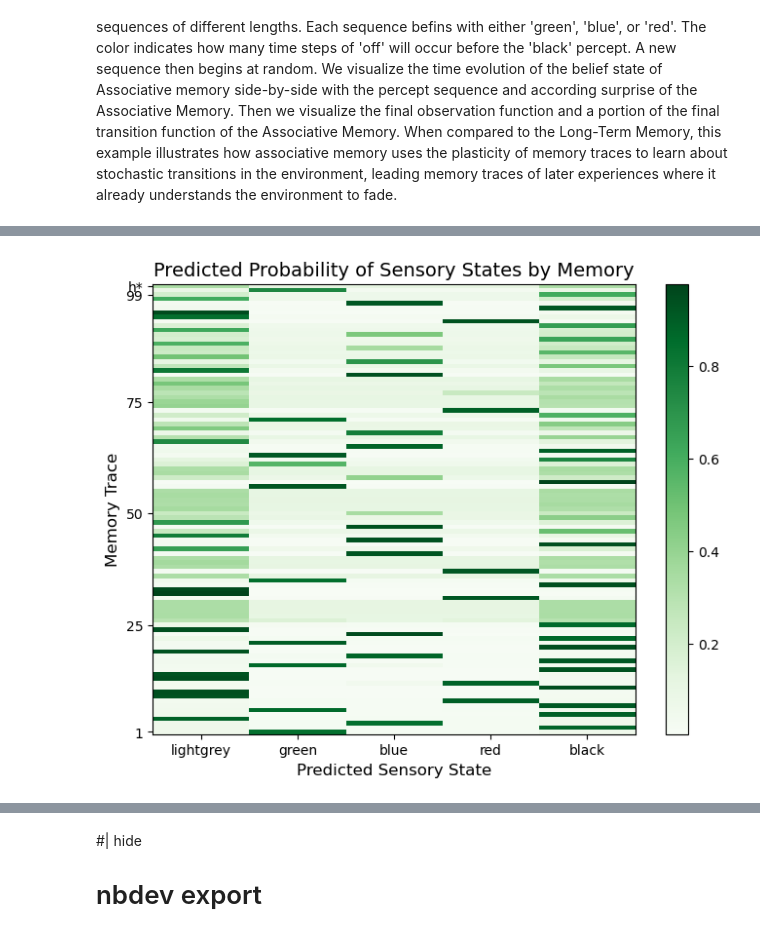
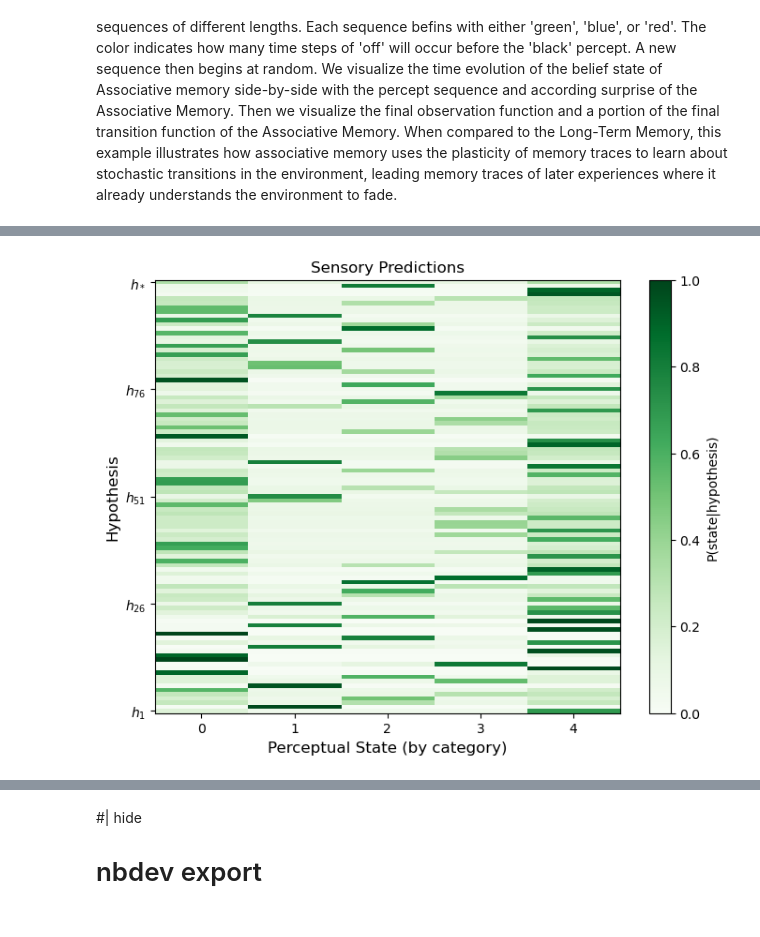
Before and after one commit to AntiPhoton47/projective_simulation, a Jupyter notebook: nbs/lib_nbs/ECMs/03_state_estimators.ipynb, the cells around one changed output, grey strips where cells are left out. Drawn from its saved outputs; the diff is of its cells as text; code cells hidden in the pictures.

```diff
--- a/nbs/lib_nbs/ECMs/03_state_estimators.ipynb
+++ b/nbs/lib_nbs/ECMs/03_state_estimators.ipynb
@@ -797,7 +809,7 @@ class Long_Term_Memory(Short_Term_Memory):
         sensory_predictions: NDArray[np.float_] = None,     #Optional sensory-to-memory weight matrix.
         belief_prior: NDArray[np.float_] = None,            #Optional 1d array of prior expectations on memories.
         transition_predictions: NDArray[np.float_] = None,  #Optional memory transition matrix.
-        timer: int = 0,                                 # Starting memory time index.
+        next_trace: int = 0,                                 # Starting memory time index. 0 indicates no memories encoded.
         data_record: list[str] = [],                    #List of variable names to record each time step. Accepts "all".
         record_until: int = -1,                         #Number of steps to prepare for data recording. Negative disables recording.
         fading_rate_method:str = "sigmoid",             #Method for computing fading rates ("sigmoid" or "surprise_advantage").
@@ -816,7 +828,7 @@ class Long_Term_Memory(Short_Term_Memory):
             sensory_predictions=sensory_predictions,
             belief_prior=belief_prior,
             transition_predictions=transition_predictions,
-            timer=timer,
+            next_trace=next_trace,
             data_record=data_record,
             record_until=record_until,
             capacity_overflow_method=capacity_overflow_method,
@@ -865,14 +877,8 @@ class Long_Term_Memory(Short_Term_Memory):
         """
         super().encode_memory(percept)
         if not self.effective_capacity == self.memory_capacity or not self.capacity_overflow_method == "stop encoding":
-            self.memory_fade[self.timer, :] = self.get_fading_rates()
+            self.memory_fade[self.next_trace, :] = self.get_fading_rates()
 
-    def capacity_reached(self):
-        """
-        Handle encoding of last memory hypothesis when memory capacity is reached.
-        """
-        super().capacity_reached()
-        self.memory_fade[self.timer, :] = self.get_fading_rates()
 
     def get_fading_rates(self):
         """
@@ -964,7 +970,8 @@ test_ltm = Long_Term_Memory(category_sizes = category_sizes,
                             sensory_predictions = sensory_predictions,
                             fading_rate = fading_rate,
                             consolidation_rate = consolidation_rate,
-                            surprise_factor = surprise_factor
+                            surprise_factor = surprise_factor,
+                            capacity_overflow_method="decay_based"
                            )
 
 #prepare simulation
@@ -1019,7 +1022,7 @@ class Associative_Memory(Long_Term_Memory):
         sensory_predictions: NDArray[np.float_] = None,     #Optional sensory-to-memory weight matrix.
         belief_prior: NDArray[np.float_] = None,            #Optional 1d array of prior expectations on memories.
         transition_predictions: NDArray[np.float_] = None,  #Optional memory transition matrix.
-        timer: int = 0,                                     #Starting memory time index.
+        next_trace: int = 0,                                     #Starting memory time index. 0 indicated no memories encoded
         data_record: list[str] = [],                        #List of variable names to record each time step. Accepts "all".
         record_until: int = -1,                             #Number of steps to prepare for data recording. Negative disables recording.
         fading_rate_method: str = "sigmoid",                #Method for computing fading rates ("sigmoid" or "surprise_advantage").
@@ -1049,7 +1052,7 @@ class Associative_Memory(Long_Term_Memory):
             consolidation_rate=consolidation_rate,
             belief_prior=belief_prior,
             transition_predictions=transition_predictions,
-            timer=timer,
+            next_trace=next_trace,
             data_record=data_record,
             record_until=record_until,
             fading_rate_method=fading_rate_method,
@@ -1089,7 +1092,7 @@ class Associative_Memory(Long_Term_Memory):
         Re-encode memory traces by mixing old encoding with new encoding according to reactivation strength.
         """
         categorical_encoding = self.get_one_hot_percept(self.percept).astype(float)
-        for i in range(self.timer):
+        for i in range(self.effective_capacity):
             reencoding_strength = self.reencoding_rate * self.belief_posterior[i]
             reencoded_memory = reencoding_strength * categorical_encoding + (1 - reencoding_strength) * self.sensory_predictions[i, :]
             self.sensory_predictions[i, :] = reencoded_memory
@@ -1151,12 +1154,12 @@ alternating_cycles = POMDP(percepts = percepts,
 #set up memory filter
 category_sizes = [5]
 memory_capacity = 100
-memory_bias = 0.0001
-fading_rate = 0.001
+memory_bias = 0.00001
+fading_rate = 0.004
 consolidation_rate = 0.2
-surprise_factor = 0.95
+surprise_factor = 0.97
 reencoding_rate = 0.05
-reassociation_rate = 0.25
+reassociation_rate = 0.15
 
 #give schematic hypothesis and unencoded memories default sensory predictions equal to stationary expectation
 sensory_predictions = np.tile([3/9,1/9,1/9,1/9, 3/9], (memory_capacity + 1, 1))
@@ -1169,11 +1172,12 @@ test_am = Associative_Memory(category_sizes = category_sizes,
                           consolidation_rate = consolidation_rate,
                           reencoding_rate = reencoding_rate,
                           surprise_factor = surprise_factor,
-                          reassociation_rate = reassociation_rate
+                          reassociation_rate = reassociation_rate,
+                          capacity_overflow_method="decay_based"
                          )
 
 #prepare simulation
-T = 200 #total time to run simulation
+T = 1000 #total time to run simulation
 observed_percepts = ["None"] * T #data structure for storing observations
 test_am.prepare_data_storage(data_record = ["all"], record_until = T)
 
@@ -1192,15 +1196,7 @@ memory_filter_performance(memory_data=test_am.data_dic,
 # %%
 #Plot sensory predictions. Note that the oldest memories tend to be "sharper" then middle-age memories.
-plot_heatmap(test_am.sensory_predictions,
-             title = "Predicted Probability of Sensory States by Memory",
-             xlabel = "Predicted Sensory State",
-             xtick_labels = ['lightgrey', 'green', 'blue', 'red', 'black'],
-             ylabel = "Memory Trace",
-             yticks = [0.5,24.5,49.5,74.5,98.5,100.5],
-             ytick_labels = ["1","25","50","75","99","h*"],
-             color = "Greens"
-            )
+test_am.show_sensory_predictions()
 # %% [output]
-[figure, old version]
+[figure, new version]
 # %%
 #Plot transition predictions
```
Also changed, not shown: parts of 19 cells of this notebook, 4 other files.
